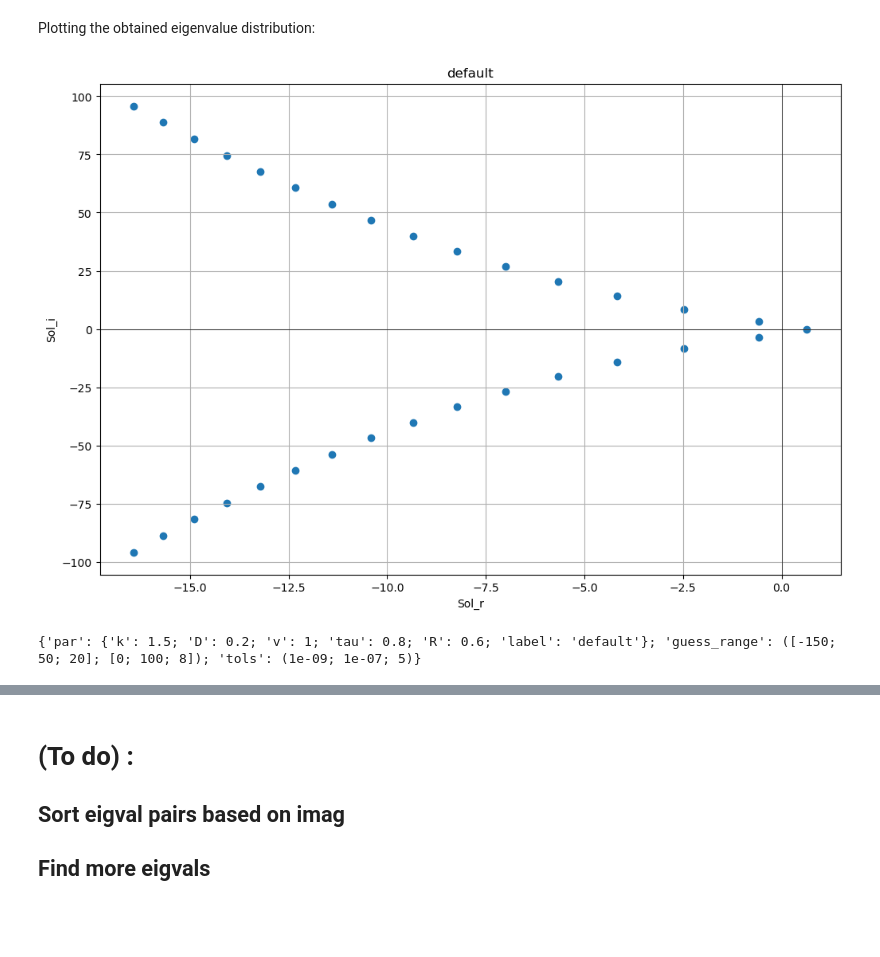
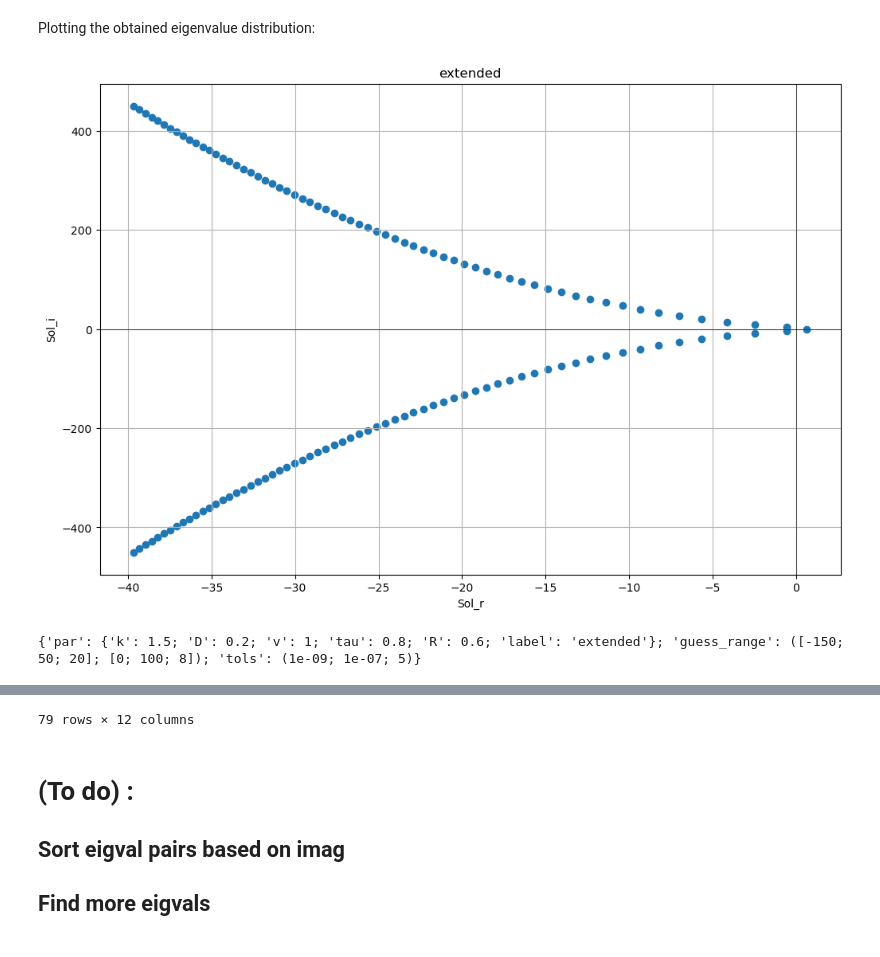
Before and after one commit to behradmoadeli/pfr_isothermal_recycle_delay_optimal, a Jupyter notebook: reports/BehradPaper.ipynb, the cells around one changed output, grey strips where cells are left out. Saved outputs shown, nothing was run; the diff lists cells and outputs as text; code cells hidden in the pictures.

```diff
--- a/reports/BehradPaper.ipynb
+++ b/reports/BehradPaper.ipynb
@@ -212,14 +212,14 @@ display(default_pars)
 # %% [markdown]
 Searching `guess` range to obtain eigenvalues distribution:
 # %%
-path = "CSV/default.csv"
+path = "CSV/extended.csv"
 
 if not os.path.exists(path):
     guess = {
-        'guess_range_real':[-150,50,20],
-        'guess_range_imag':[0,100,8]
+        'guess_range_real':[-75,-15,30],
+        'guess_range_imag':[90,490,200]
     }
-    save_dataframe_to_csv(*find_eig(default_pars, **guess, round_sig_digits=5, tol_is_sol=1e-7, max_iter=200), 'CSV')
+    save_dataframe_to_csv(*find_eig(default_pars, **guess, round_sig_digits=5, tol_is_sol=1e-8, max_iter=200), 'CSV')
 else:
     print("Solution has already been saved in the appropriate location.")
 # %% [output]
@@ -229,13 +229,13 @@ Plotting the obtained eigenvalue distribution:
 # %%
 df, label, metadata = plot_single_df(
         path, filter=True,
-        real_lower_bound=-25, real_upper_bound=10, imag_lower_bound=-100, imag_upper_bound=100
+        real_lower_bound=-40, real_upper_bound=1, imag_lower_bound=-500, imag_upper_bound=500
 )
-n_lambdas = 29
+n_lambdas = 79
 display(df.head(n_lambdas))
 # %% [output]
-[figure, old version]
+[figure, new version]
-{'par': {'k': 1.5; 'D': 0.2; 'v': 1; 'tau': 0.8; 'R': 0.6; 'label': 'default'}; 'guess_range': ([-150; 50; 20]; [0; 100; 8]); 'tols': (1e-09; 1e-07; 5)}
+{'par': {'k': 1.5; 'D': 0.2; 'v': 1; 'tau': 0.8; 'R': 0.6; 'label': 'extended'}; 'guess_range': ([-150; 50; 20]; [0; 100; 8]); 'tols': (1e-09; 1e-07; 5)}
 |  | Sol_r | Sol_i | Guess | g(x) | g*(x) | ier | msg | infodict | cumul_err | cmplx_cnj | ... |
 | 0 | 0.640908 | 0.000000 | [-10. 100.] | 3.332272e-16 | 4.442553e-16 | 1 | The solution converged. | {'nfev': 54, 'fjac': array([[-9.9... | 3.084032e-31 | Real | ... |
 | 1 | -0.588331 | 3.421871 | [-0.5883309 3.42187078] | 4.577567e-16 | 1.047382e-15 | 1 | The solution converged. | {'nfev': 4, 'fjac': array([[-0.98... | 1.306551e-30 | No | ... |
@@ -256,3 +251,4 @@ display(df.head(n_lambdas))
+79 rows × 12 columns
 # %% [markdown]
 # (To do) :
 ## Sort eigval pairs based on imag
```
Also changed, not shown: parts of 18 cells of this notebook, 3 other files.
